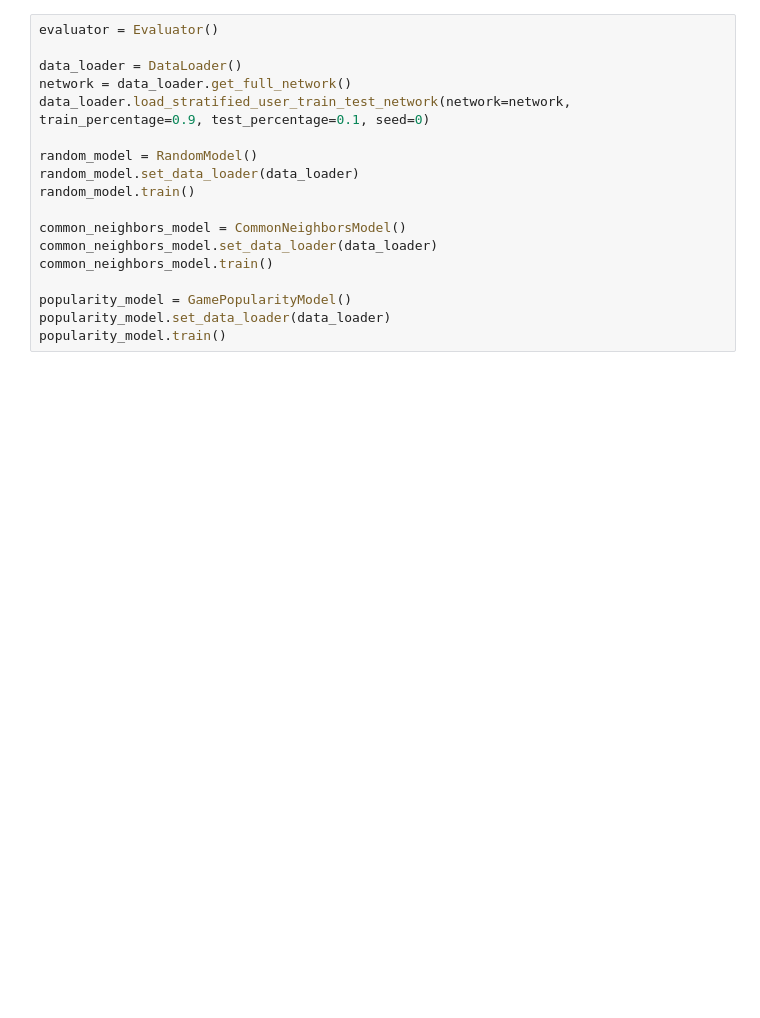
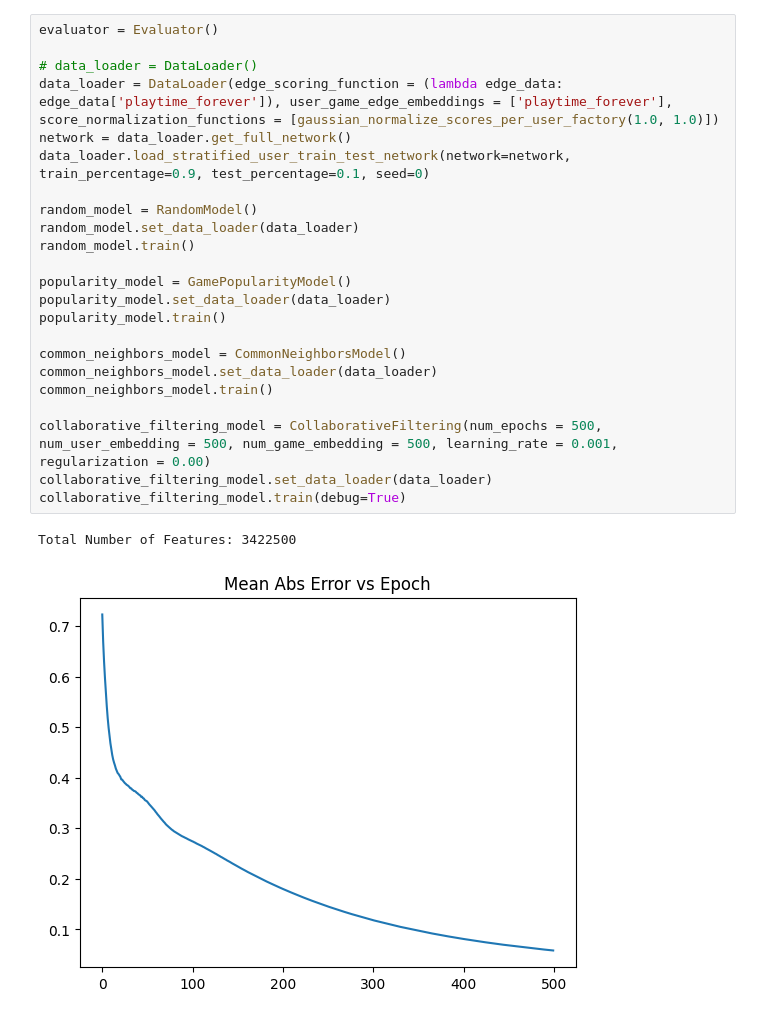
Before and after one commit to GitHubNoskcaj211/ml-projects-project, a Jupyter notebook: evaluation/test_evaluation.ipynb, the cells around one changed output. Saved outputs shown, nothing was run; the diff lists cells and outputs as text; blank space fills up the shorter version.

```diff
--- a/evaluation/test_evaluation.ipynb
+++ b/evaluation/test_evaluation.ipynb
@@ -12,21 +13,29 @@ from popularity_model import GamePopularityModel
 # %%
 evaluator = Evaluator()
 
-data_loader = DataLoader()
+# data_loader = DataLoader()
+data_loader = DataLoader(edge_scoring_function = (lambda edge_data: edge_data['playtime_forever']), user_game_edge_embeddings = ['playtime_forever'], score_normalization_functions = [gaussian_normalize_scores_per_user_factory(1.0, 1.0)])
 network = data_loader.get_full_network()
 data_loader.load_stratified_user_train_test_network(network=network, train_percentage=0.9, test_percentage=0.1, seed=0)
 
 random_model = RandomModel()
 random_model.set_data_loader(data_loader)
 random_model.train()
 
+popularity_model = GamePopularityModel()
+popularity_model.set_data_loader(data_loader)
+popularity_model.train()
+
 common_neighbors_model = CommonNeighborsModel()
 common_neighbors_model.set_data_loader(data_loader)
 common_neighbors_model.train()
 
-popularity_model = GamePopularityModel()
-popularity_model.set_data_loader(data_loader)
-popularity_model.train()
+collaborative_filtering_model = CollaborativeFiltering(num_epochs = 500, num_user_embedding = 500, num_game_embedding = 500, learning_rate = 0.001, regularization = 0.00)
+collaborative_filtering_model.set_data_loader(data_loader)
+collaborative_filtering_model.train(debug=True)
+# %% [output]
+Total Number of Features: 3422500
+[figure, added]
 # %%
 evaluator.reset(random_model)
 evaluator.compute_top_N_hit_percentage_at_user_percentile(10, 75)
```
Also changed, not shown: parts of 6 cells of this notebook, 9 other files.
